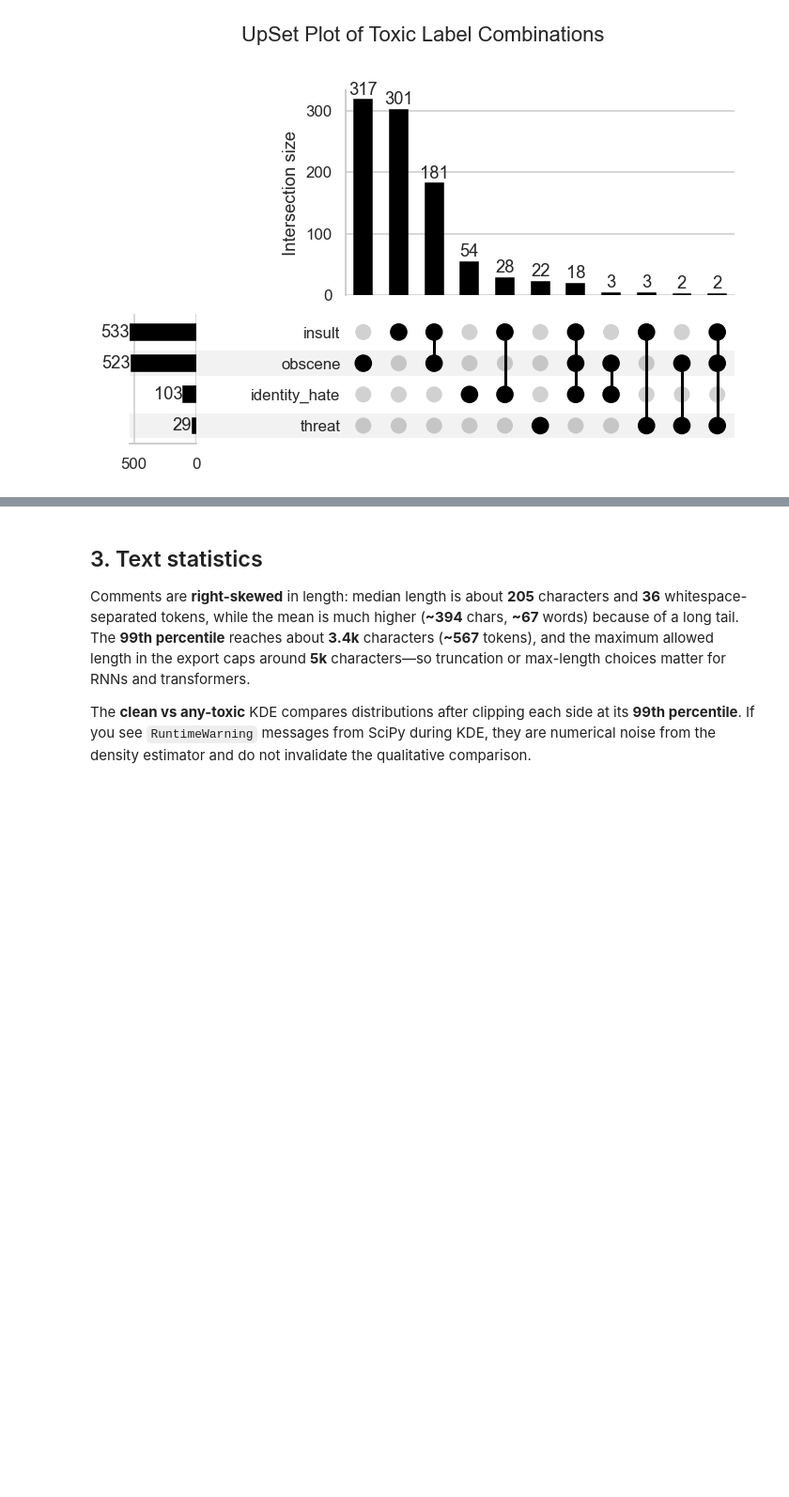
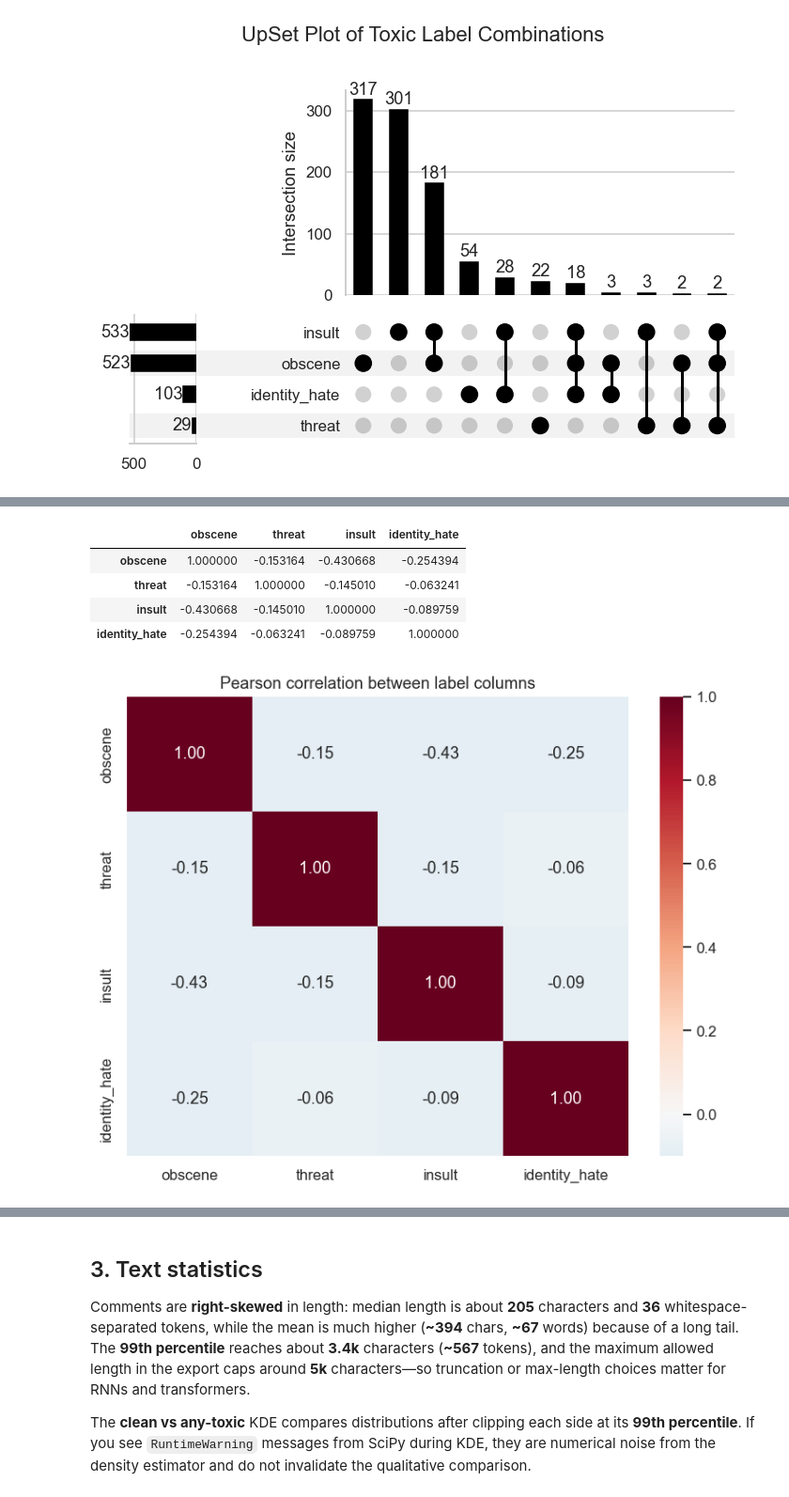
Before and after one commit to danlam-sudo/cmpe258-2026Fall-ToxicCommentDetection, a Jupyter notebook: eda/EDA.ipynb, the cells around one changed output, grey strips where cells are left out. Shown at 94% size. Drawn from its saved outputs; the diff is of its cells as text; code cells hidden in the pictures; blank space fills up the shorter version.

```diff
--- a/eda/EDA.ipynb
+++ b/eda/EDA.ipynb
@@ -354,2 +411,18 @@ Percentage of Rows in Subset compared to Original Data: 0.583%
 # %%
 # Correlation
+corr = toxic_var_df[OTHER_TOXIC].corr()
+
+display(corr)
+
+fig, ax = plt.subplots(figsize=(7, 5.5))
+sns.heatmap(corr, annot=True, fmt=".2f", cmap="RdBu_r", center=0, vmin=-0.1, vmax=1, ax=ax)
+ax.set_title("Pearson correlation between label columns")
+plt.tight_layout()
+plt.show()
+# %% [output]
+|  | obscene | threat | insult | identity_hate |
+| obscene | 1.000000 | -0.153164 | -0.430668 | -0.254394 |
+| threat | -0.153164 | 1.000000 | -0.145010 | -0.063241 |
+| insult | -0.430668 | -0.145010 | 1.000000 | -0.089759 |
+| identity_hate | -0.254394 | -0.063241 | -0.089759 | 1.000000 |
+[figure, added]
```
Also changed, not shown: parts of 9 cells of this notebook, 1 other file.
